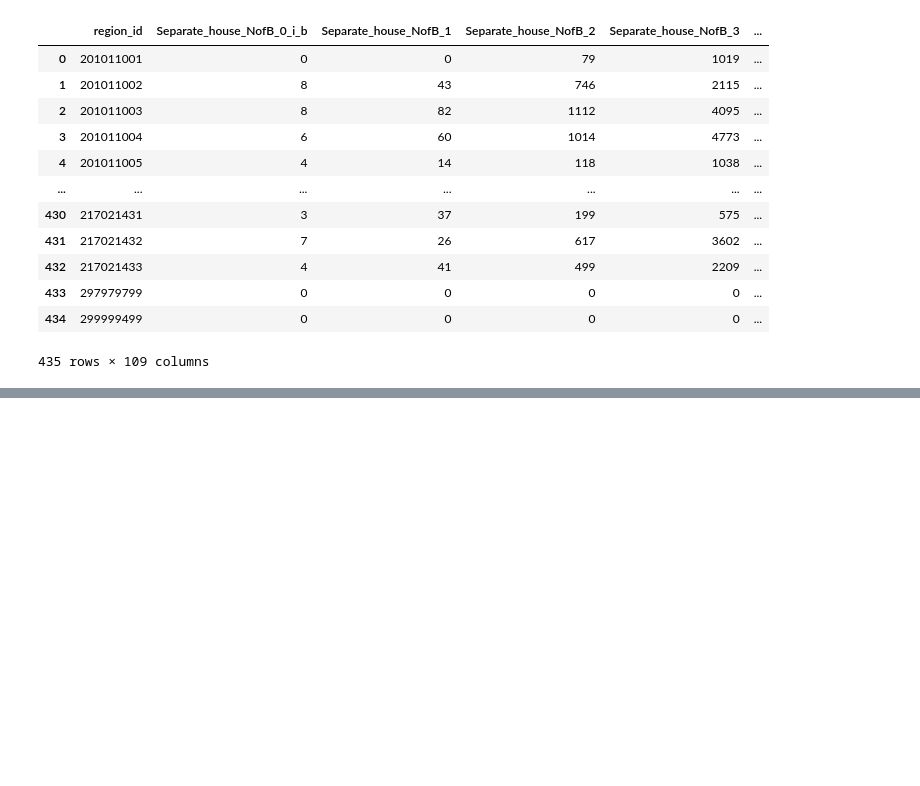
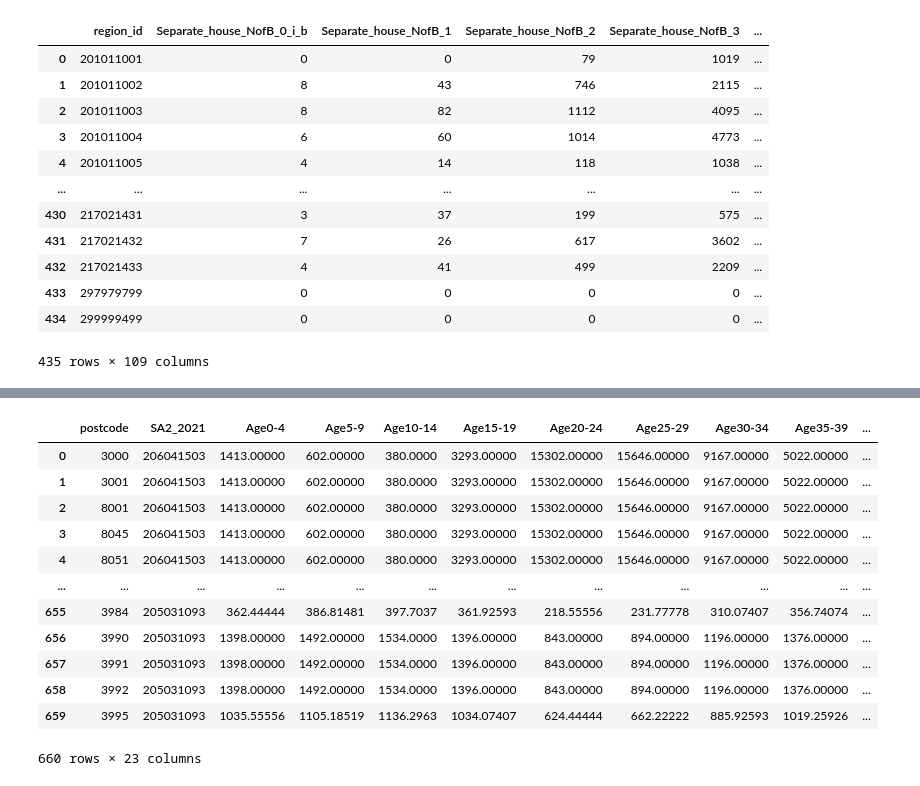
Before and after one commit to MAST30034-Applied-Data-Science/generic-real-estate-consulting-project-group-46, a Jupyter notebook: notebooks/ranking.ipynb, the cells around one changed output, grey strips where cells are left out. Drawn from its saved outputs; the diff is of its cells as text; code cells hidden in the pictures; blank space fills up the shorter version.

```diff
--- a/notebooks/未命名.ipynb
+++ b/notebooks/ranking.ipynb
@@ -213,0 +319,24 @@ df_bed_2011 = pd.DataFrame(beds_2011.items(), columns=['SA2_2016', 'avg_beds_201
+# %%
+df_pp_2025['total_age'] = 0
+df_age_2025 = df_pp_2025.iloc[:,2:20]
+for i in range(len(df_age_2025.columns)):
+    low = int(re.findall(r'[0-9]+', df_age_2025.columns[i])[0])
+    avg = (low + 2)
+    df_pp_2025['total_age'] = df_pp_2025['total_age'] + avg * df_age_2025.iloc[:,i]
+df_pp_2025['avg_age'] = df_pp_2025['total_age']/df_pp_2025['Total']
+# %%
+df_pp_2025
+# %% [output]
+|  | postcode | SA2_2021 | Age0-4 | Age5-9 | Age10-14 | Age15-19 | Age20-24 | Age25-29 | Age30-34 | Age35-39 | ... |
+| 0 | 3000 | 206041503 | 1413.00000 | 602.00000 | 380.0000 | 3293.00000 | 15302.00000 | 15646.00000 | 9167.00000 | 5022.00000 | ... |
+| 1 | 3001 | 206041503 | 1413.00000 | 602.00000 | 380.0000 | 3293.00000 | 15302.00000 | 15646.00000 | 9167.00000 | 5022.00000 | ... |
+| 2 | 8001 | 206041503 | 1413.00000 | 602.00000 | 380.0000 | 3293.00000 | 15302.00000 | 15646.00000 | 9167.00000 | 5022.00000 | ... |
+| 3 | 8045 | 206041503 | 1413.00000 | 602.00000 | 380.0000 | 3293.00000 | 15302.00000 | 15646.00000 | 9167.00000 | 5022.00000 | ... |
+| 4 | 8051 | 206041503 | 1413.00000 | 602.00000 | 380.0000 | 3293.00000 | 15302.00000 | 15646.00000 | 9167.00000 | 5022.00000 | ... |
+| ... | ... | ... | ... | ... | ... | ... | ... | ... | ... | ... | ... |
+| 655 | 3984 | 205031093 | 362.44444 | 386.81481 | 397.7037 | 361.92593 | 218.55556 | 231.77778 | 310.07407 | 356.74074 | ... |
+| 656 | 3990 | 205031093 | 1398.00000 | 1492.00000 | 1534.0000 | 1396.00000 | 843.00000 | 894.00000 | 1196.00000 | 1376.00000 | ... |
+| 657 | 3991 | 205031093 | 1398.00000 | 1492.00000 | 1534.0000 | 1396.00000 | 843.00000 | 894.00000 | 1196.00000 | 1376.00000 | ... |
+| 658 | 3992 | 205031093 | 1398.00000 | 1492.00000 | 1534.0000 | 1396.00000 | 843.00000 | 894.00000 | 1196.00000 | 1376.00000 | ... |
+| 659 | 3995 | 205031093 | 1035.55556 | 1105.18519 | 1136.2963 | 1034.07407 | 624.44444 | 662.22222 | 885.92593 | 1019.25926 | ... |
+660 rows × 23 columns
```
Also changed, not shown: parts of 45 cells of this notebook.
